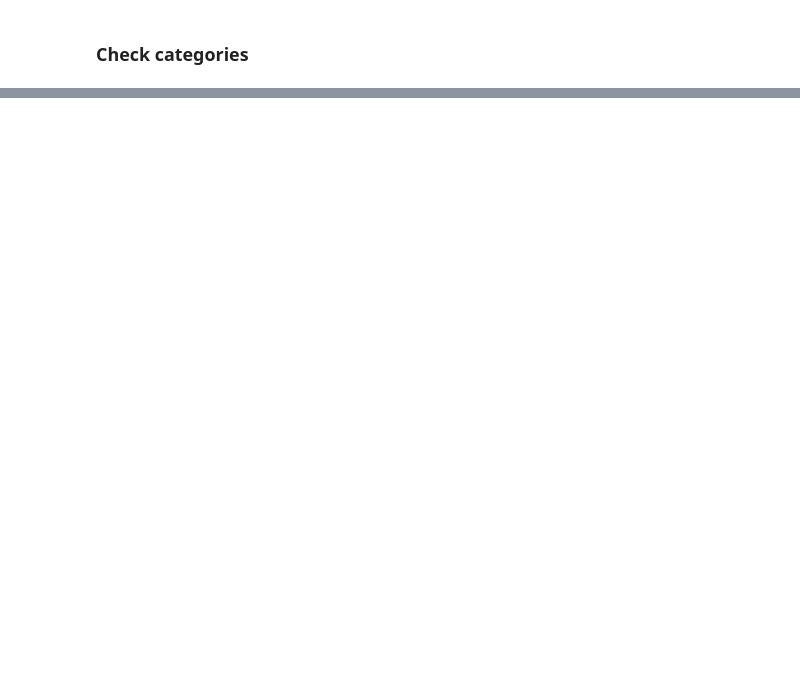
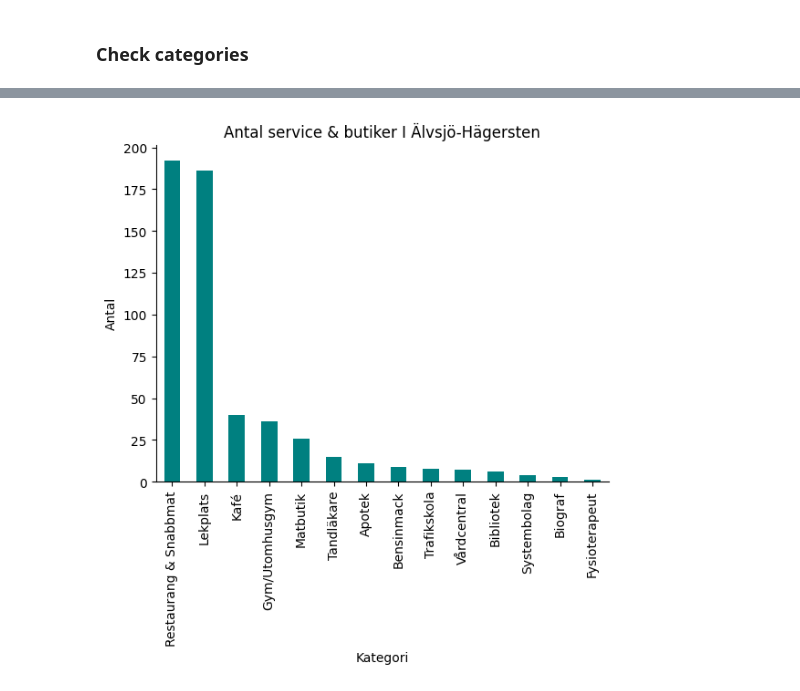
Before and after one commit to cactus-commits/UrbanPulse, a Jupyter notebook: EDA_Miranda.ipynb, the cells around one changed output, grey strips where cells are left out. Drawn from its saved outputs; the diff is of its cells as text; code cells hidden in the pictures; blank space fills up the shorter version.

```diff
--- a/EDA_Miranda.ipynb
+++ b/EDA_Miranda.ipynb
@@ -196 +199,11 @@ Fysioterapeut      1
 Name: count, dtype: int64
+# %%
+ax = df['Kategori'].value_counts().plot(
+    kind='bar', color='teal', edgecolor='none')
+ax.set_title("Antal service & butiker I Älvsjö-Hägersten")
+ax.set_ylabel("Antal")
+ax.set_xlabel("Kategori")
+ax.spines['top'].set_visible(False)
+ax.spines['right'].set_visible(False)  # Tar bort högerramen
+# %% [output]
+[figure, added]
```
Also changed, not shown: parts of 14 cells of this notebook, 7 other files.
